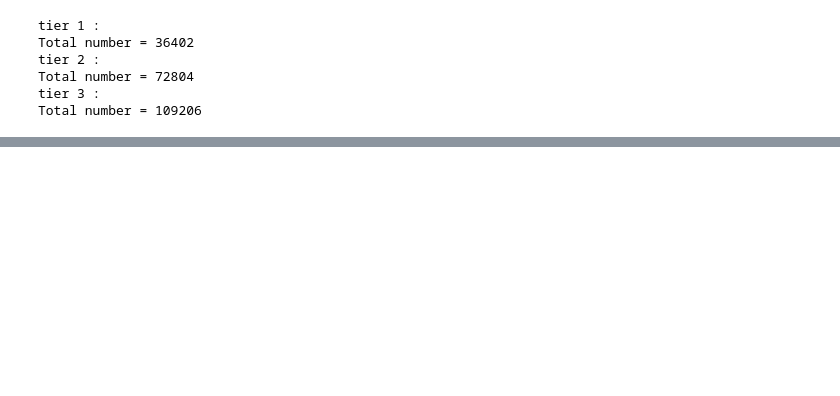
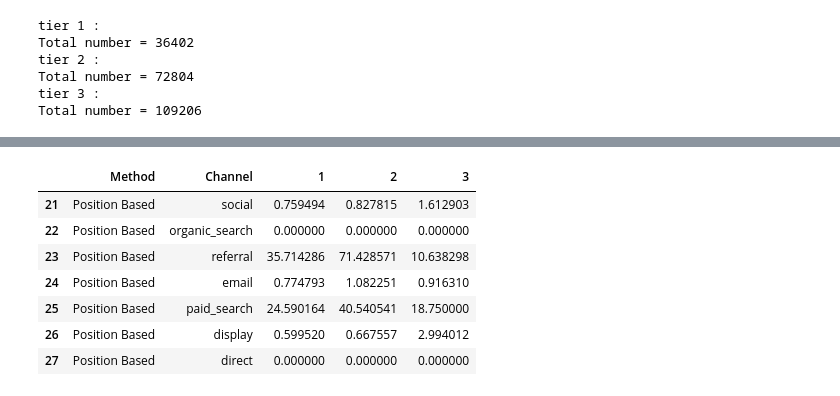
Before and after one commit to Dirodzz/Attribution-Allocation, a Jupyter notebook: Attribution and Allocation Code.ipynb, the cells around one changed output, grey strips where cells are left out. Cells and saved outputs as stored; diff of their text form; code cells hidden in the pictures; blank space fills up the shorter version.

```diff
--- a/Attribution and Allocation Code.ipynb
+++ b/Attribution and Allocation Code.ipynb
@@ -823,0 +859,15 @@ for i in channel:
+# %%
+# After our discussion, we dicided to use position based allocation method
+
+df_M_CAC_PB = df_M_CAC.loc[df_M_CAC['Method'] == 'Position Based']
+
+df_M_CAC_PB
+# %% [output]
+|  | Method | Channel | 1 | 2 | 3 |
+| 21 | Position Based | social | 0.759494 | 0.827815 | 1.612903 |
+| 22 | Position Based | organic_search | 0.000000 | 0.000000 | 0.000000 |
+| 23 | Position Based | referral | 35.714286 | 71.428571 | 10.638298 |
+| 24 | Position Based | email | 0.774793 | 1.082251 | 0.916310 |
+| 25 | Position Based | paid_search | 24.590164 | 40.540541 | 18.750000 |
+| 26 | Position Based | display | 0.599520 | 0.667557 | 2.994012 |
+| 27 | Position Based | direct | 0.000000 | 0.000000 | 0.000000 |
```
Also changed, not shown: parts of 26 cells of this notebook.
